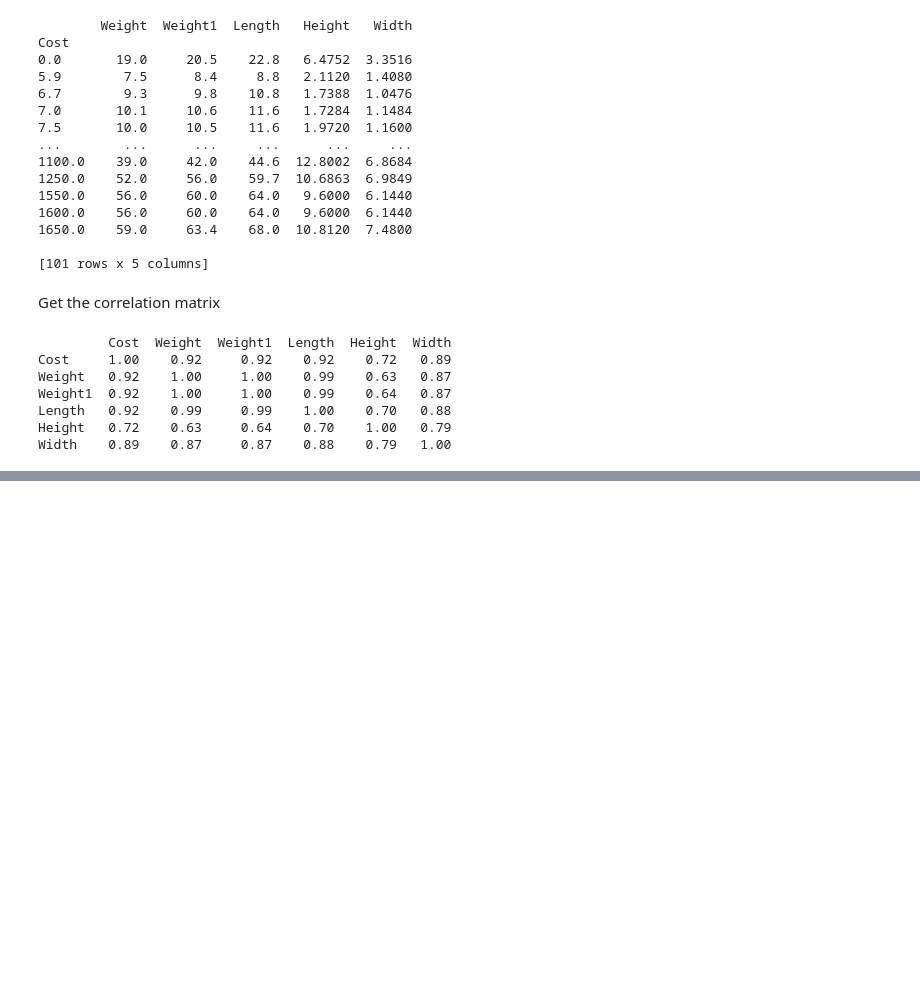
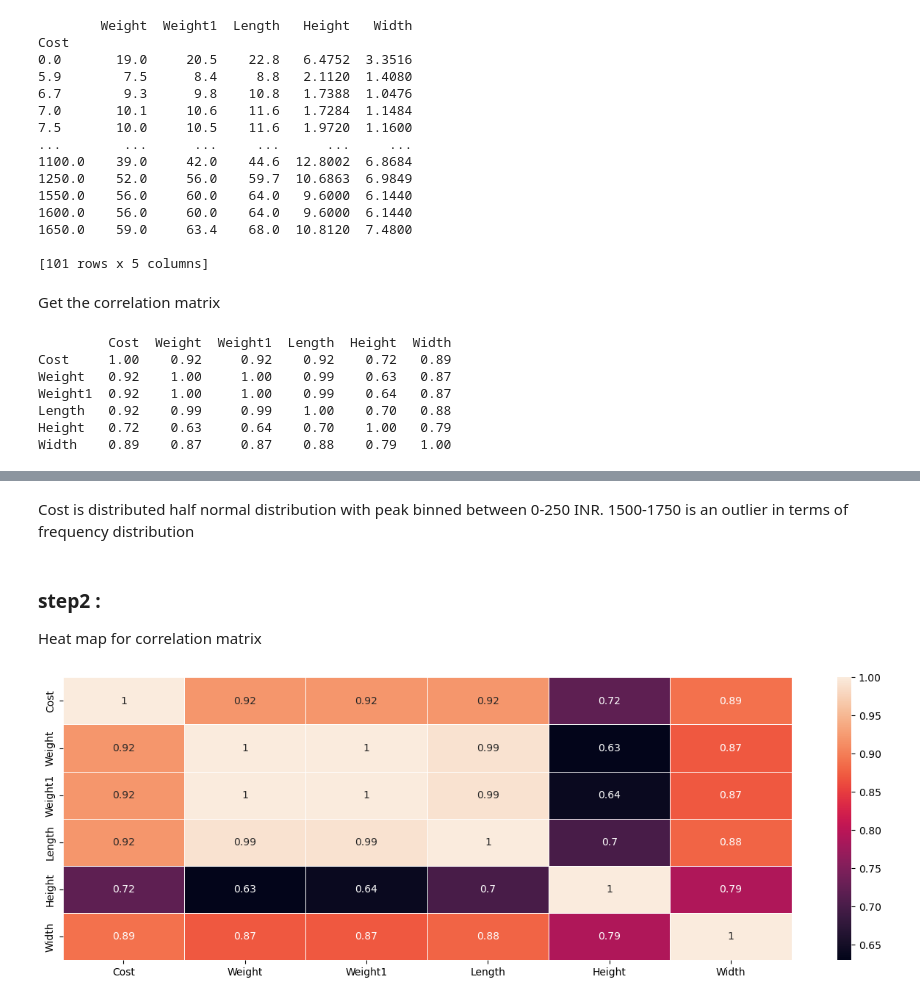
Before and after one commit to preethibosco/AIML, a Jupyter notebook: regression/BagCostPrediction.ipynb, the cells around one changed output, grey strips where cells are left out. Saved outputs shown, nothing was run; the diff lists cells and outputs as text; code cells hidden in the pictures; blank space fills up the shorter version.

```diff
--- a/regression/BagCostPrediction.ipynb
+++ b/regression/BagCostPrediction.ipynb
@@ -148,0 +192,11 @@ Width    0.89    0.87     0.87    0.88    0.79   1.00
+# %% [markdown]
+Cost is distributed half normal distribution with peak binned between 0-250 INR. 1500-1750 is an outlier in terms of frequency distribution
+# %% [markdown]
+<H3>step2 :</H3>
+Heat map for correlation matrix
+# %%
+plt.figure(figsize = (16,5))
+ax = sns.heatmap(data=correlation_matrix, annot=True,linewidths=.5)
+plt.show()
+# %% [output]
+[figure, added]
```
Also changed, not shown: parts of 9 cells of this notebook.
